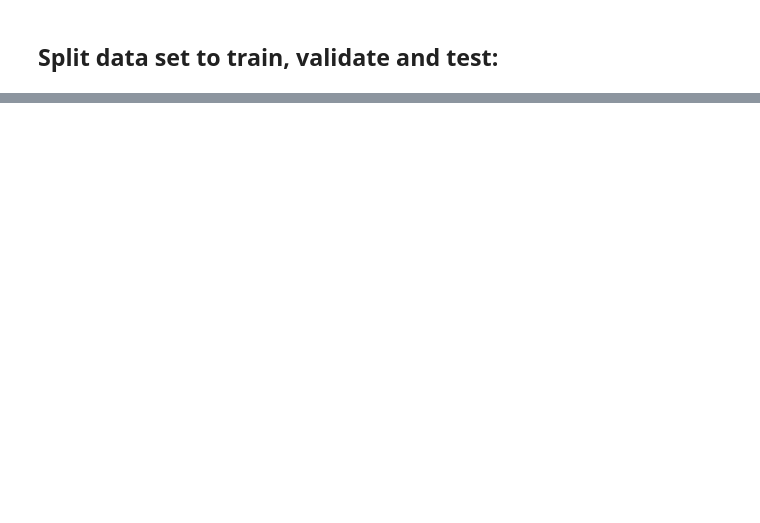
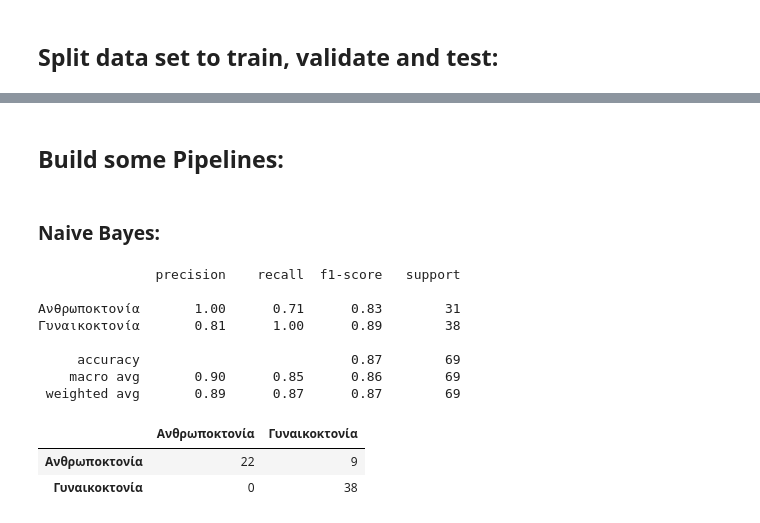
Before and after one commit to openlabathens/article-classification, a Jupyter notebook: article_classification.ipynb, the cells around one changed output, grey strips where cells are left out. Drawn from its saved outputs; the diff is of its cells as text; code cells hidden in the pictures; blank space fills up the shorter version.

Commit message:
pipelines train-validate

```diff
--- a/article_classification.ipynb
+++ b/article_classification.ipynb
@@ -340,0 +357,34 @@ y_test = df_test['label']
+# %% [markdown]
+## Build some Pipelines:
+# %% [markdown]
+### Naive Bayes:
+# %%
+text_clf = Pipeline([
+    ('vect', CountVectorizer()),
+    ('tfidf', TfidfTransformer()),
+    ('clf', MultinomialNB()),
+])
+
+text_clf.fit(X_train, y_train)
+
+predicted = text_clf.predict(X_val)
+np.mean(predicted == y_val)
+
+print(metrics.classification_report(y_val, predicted))
+
+cfmtx = pd.DataFrame(metrics.confusion_matrix(y_val, predicted), index=[
+                     'Ανθρωποκτονία', 'Γυναικοκτονία'], columns=['Ανθρωποκτονία', 'Γυναικοκτονία'])
+
+cfmtx
+# %% [output]
+               precision    recall  f1-score   support
+
+Ανθρωποκτονία       1.00      0.71      0.83        31
+Γυναικοκτονία       0.81      1.00      0.89        38
+
+     accuracy                           0.87        69
+    macro avg       0.90      0.85      0.86        69
+ weighted avg       0.89      0.87      0.87        69
+|  | Ανθρωποκτονία | Γυναικοκτονία |
+| Ανθρωποκτονία | 22 | 9 |
+| Γυναικοκτονία | 0 | 38 |
```
Also changed, not shown: parts of 5 cells of this notebook.
